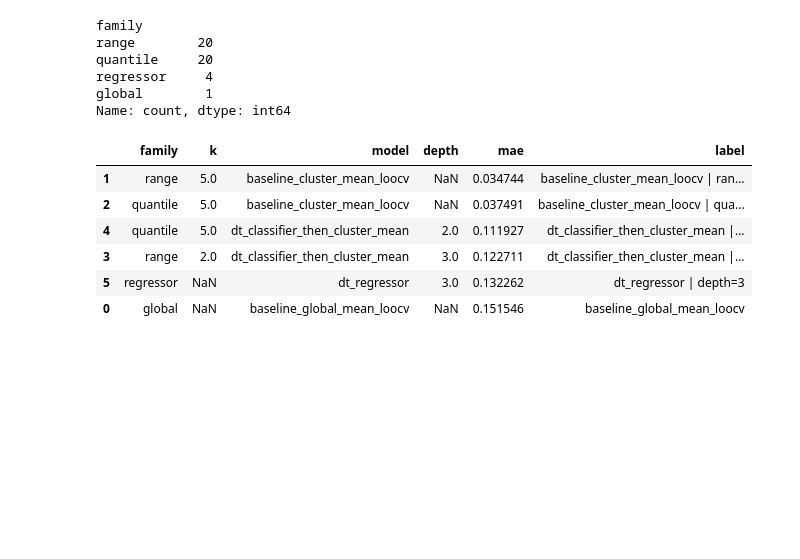
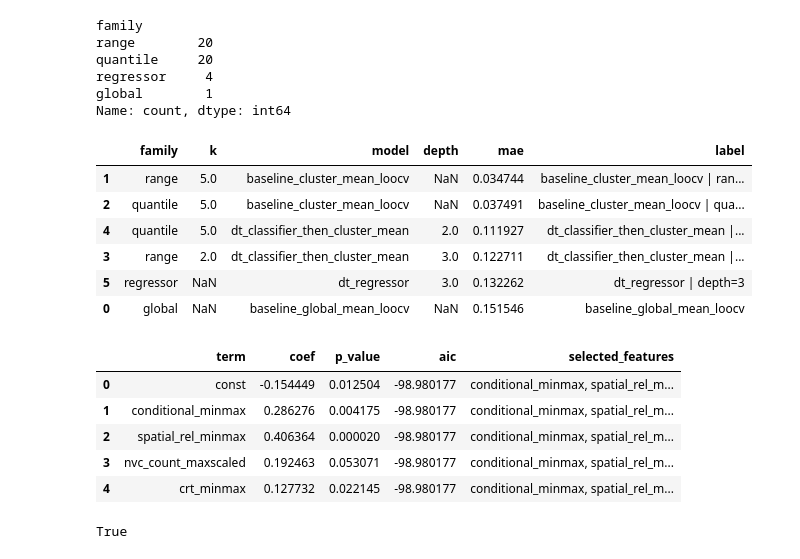
Before and after one commit to seulki-noh/master-thesis-portfolio, a Jupyter notebook: notebooks/01_portfolio.ipynb, the cells around one changed output. Saved outputs shown, nothing was run; the diff lists cells and outputs as text; code cells hidden in the pictures; blank space fills up the shorter version.

```diff
--- a/notebooks/01_portfolio.ipynb
+++ b/notebooks/01_portfolio.ipynb
@@ -434,3 +434,64 @@ plt.legend(loc = "center left", bbox_to_anchor = (1, 0.5))
 plt.tight_layout()
 plt.savefig(FIG_DIR / "mae_comparison_all_in_one.png", dpi = 200, bbox_inches = "tight")
 plt.close()
+# %%
+
+import statsmodels.api as sm
+from itertools import combinations
+
+
+FEATURES = [
+    'conditional_minmax','mental_minmax','spatial_arrag_minmax','spatial_rel_minmax',
+    'nvc_count_maxscaled','crt_minmax','NFC_minmax','corsi_minmax','verbal_minmax','wason_minmax'
+]
+
+y = df[TARGET]
+
+best_aic = np.inf
+best_combo = None
+best_model = None
+
+for k in range(1, len(FEATURES)+1):
+    for combo in combinations(FEATURES, k):
+        X = sm.add_constant(df[list(combo)])
+        model = sm.OLS(y, X).fit()
+        if model.aic < best_aic:
+            best_aic = model.aic
+            best_combo = combo
+            best_model = model
+
+coef_table = pd.DataFrame({
+    "coef": best_model.params,
+    "p_value": best_model.pvalues,
+}).reset_index(names="term")
+
+coef_table["aic"] = best_aic
+coef_table["selected_features"] = ", ".join(best_combo)
+
+coef_table.to_csv(TAB_DIR / "aic_coefficients.csv", index=False)
+coef_table
+# %% [output]
+|  | term | coef | p_value | aic | selected_features |
+| 0 | const | -0.154449 | 0.012504 | -98.980177 | conditional_minmax, spatial_rel_m... |
+| 1 | conditional_minmax | 0.286276 | 0.004175 | -98.980177 | conditional_minmax, spatial_rel_m... |
+| 2 | spatial_rel_minmax | 0.406364 | 0.000020 | -98.980177 | conditional_minmax, spatial_rel_m... |
+| 3 | nvc_count_maxscaled | 0.192463 | 0.053071 | -98.980177 | conditional_minmax, spatial_rel_m... |
+| 4 | crt_minmax | 0.127732 | 0.022145 | -98.980177 | conditional_minmax, spatial_rel_m... |
+# %%
+X_best = sm.add_constant(df[list(best_combo)])
+y_true = df[TARGET]
+y_pred = best_model.predict(X_best)
+
+plt.figure(figsize=(6,6))
+plt.scatter(y_true, y_pred, alpha=0.7)
+plt.plot([y_true.min(), y_true.max()], [y_true.min(), y_true.max()], "r--")
+plt.xlabel("Actual")
+plt.ylabel("Predicted")
+plt.title("Actual vs Predicted (AIC-based OLS)")
+plt.tight_layout()
+plt.savefig(FIG_DIR / "actual_vs_pred_aic_ols.png", dpi=200, bbox_inches="tight")
+plt.close()
+
+(FIG_DIR / "actual_vs_pred_aic_ols.png").exists()
+# %% [output]
+True
```
Also changed, not shown: parts of 3 cells of this notebook.
